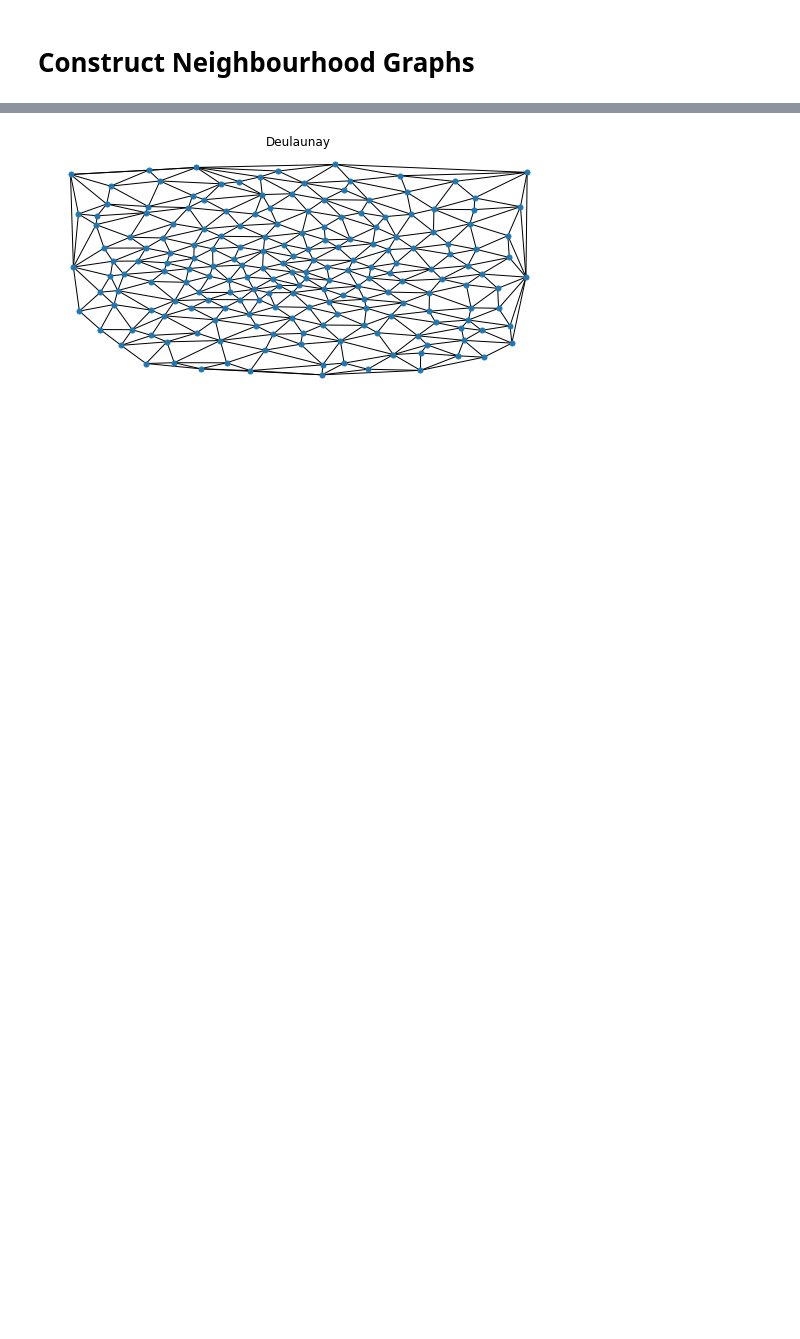
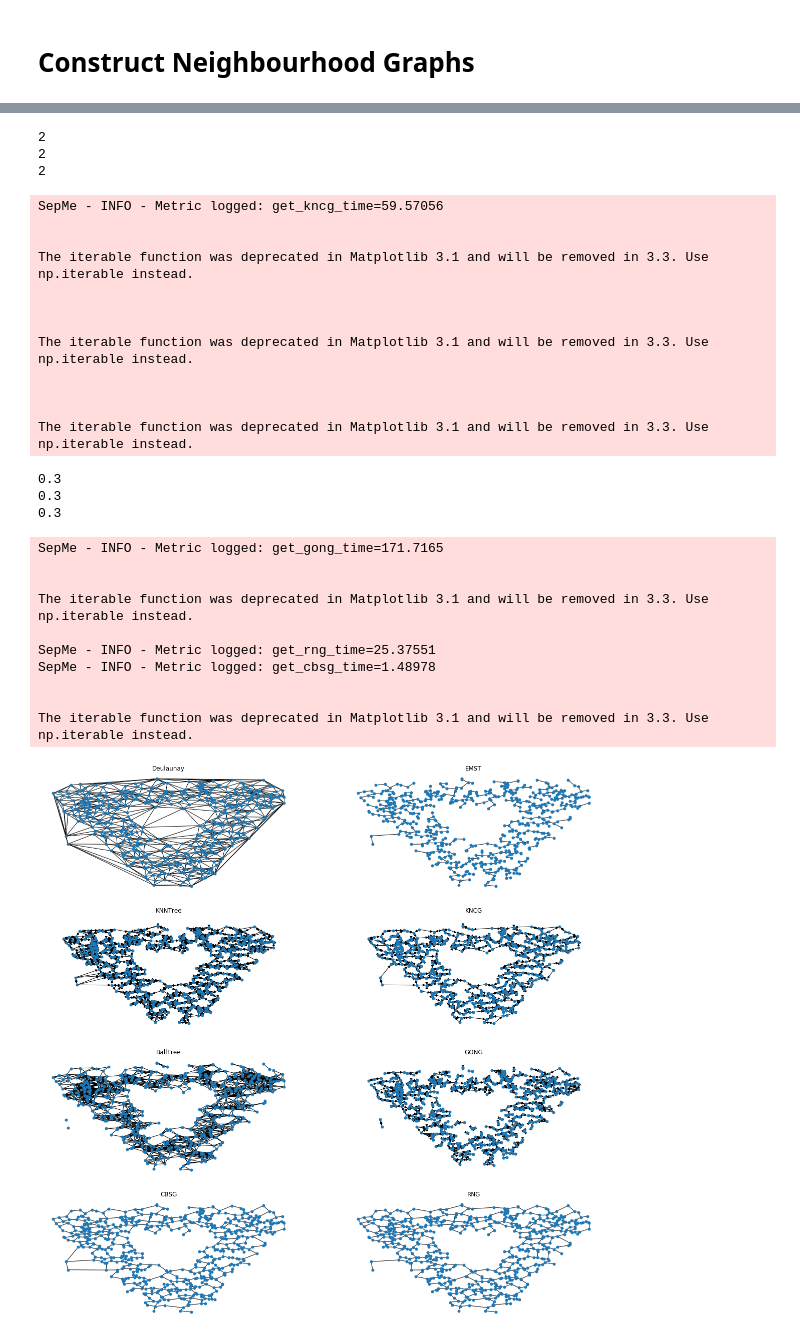
Before and after one commit to kix2mix2/SepMe, a Jupyter notebook: Jupyters/scripts_sanitychecks/Graph Neighbourhood Implementation & Sanity tests.ipynb, the cells around one changed output, grey strips where cells are left out. Cells and saved outputs as stored; diff of their text form; code cells hidden in the pictures; blank space fills up the shorter version.

Commit message:
repo clean-up & wf ready U+1F60D

```diff
--- a/Jupyters/scripts_sanitychecks/Graph Neighbourhood Implementation & Sanity tests.ipynb
+++ b/Jupyters/scripts_sanitychecks/Graph Neighbourhood Implementation & Sanity tests.ipynb
@@ -3,15 +22,5 @@
 # %%
-import pandas as pd
-import numpy as np
-import os
-import sys
-from profilehooks import profile
-np.seterr(invalid='raise')
-
-
-
-data_path = '/home/morarica/Developer/SepMe/data/binary_data/RESULTS_EUROVIS2015.csv'
-folder_path = "/home/morarica/Developer/SepMe/data/binary_data/EUROVIS_new/"
-
+data_path = '/Users/morarica/Developer/SepMe/data/binary_data/RESULTS_EUROVIS2015.csv'
+folder_path = "/Users/morarica/Developer/SepMe/data/binary_data/EUROVIS_new/"
 os.getcwd()
 # %% [output]
@@ -88,3 +40,4 @@ for i, file in enumerate(df.fileName):
 
 sample_df.head()
 df = sample_df
+df = df.astype({'x': 'float64', 'y':'float64'})
@@ -93,9 +44,9 @@ FileNotFoundError: [Errno 2] File b'../data/RESULTS_EUROVIS2015.csv' does not ex
 # %%
 #df = sample_df
-df = pd.read_csv('/Users/morarica/Developer/SepMe/data/orig_data/input_data/reduced_clean/tse300_tSNE_1-2.csv')
+#df = pd.read_csv('/Users/morarica/Developer/SepMe/data/orig_data/input_data/enhanced_dim_data/cars03Cropped_d1_iso2-tsn1.csv')
 sns.scatterplot(df.x,df.y, hue = df['class'])
 
-
+print(len(df))
 print(set(df['class']))
 df.head(10)
 # %% [output]
@@ -441,10 +77,6 @@ plt.subplot(421, figure = f, title = 'Deulaunay')
 nx.draw(graph_del, pointIDXY, node_size=25)
 
 
-# test Delauney
-graph_CBSG = get_CBSG(df[0:25], beta = -0.5,  dists = None)
-plt.subplot(422, figure = f, title = 'Deulaunay')
-nx.draw(graph_del, pointIDXY, node_size=25)
 
 # test EMST
 graph_mst = get_mst(graph_del)
@@ -452,15 +84,13 @@ plt.subplot(422, figure = f, title = 'EMST')
 nx.draw(graph_mst, pointIDXY, node_size=25)
 
 
-
-
 # test KNNtree
-graph = get_knntree(df,3)
+graph = get_knntree(df,4)
 plt.subplot(423, figure = f, title = 'KNNTree')
 nx.draw(graph, pointIDXY, node_size=25)
 
 # test KNCG
-graph_kncg = get_kncg(df, 3)
+graph_kncg = get_kncg(df, 2)
 plt.subplot(424, figure = f, title = 'KNCG')
 nx.draw(graph_kncg, pointIDXY, node_size=25)
 
@@ -479,7 +109,7 @@ nx.draw(graph_ch, pointIDXY, node_size=25)
 
 # test GONG
 gong = get_gong(df, 0.3)
-plt.subplot(427, figure = f, title = 'GONG')
+plt.subplot(426, figure = f, title = 'GONG')
 nx.draw(gong, pointIDXY, node_size=25)
 
 
@@ -487,5 +117,11 @@ graph_rng = get_rng(df, graph_del, graph_mst)
 plt.subplot(428, figure = f, title = 'RNG')
 nx.draw(graph_rng, pointIDXY, node_size=25)
 
+
+# test CBSG
+cbsg = get_cbsg(df, 2)
+plt.subplot(427, figure = f, title = 'CBSG')
+nx.draw(cbsg, pointIDXY, node_size=25)
+
 plt.show()
 # %% [output]
@@ -493 +144,29 @@ The iterable function was deprecated in Matplotlib 3.1 and will be removed in 3.
+2
+2
+2
+SepMe - INFO - Metric logged: get_kncg_time=59.57056
+
+
+The iterable function was deprecated in Matplotlib 3.1 and will be removed in 3.3. Use np.iterable instead.
+
+
+
+The iterable function was deprecated in Matplotlib 3.1 and will be removed in 3.3. Use np.iterable instead.
+
+
+
+The iterable function was deprecated in Matplotlib 3.1 and will be removed in 3.3. Use np.iterable instead.
+0.3
+0.3
+0.3
+SepMe - INFO - Metric logged: get_gong_time=171.7165
+
+
+The iterable function was deprecated in Matplotlib 3.1 and will be removed in 3.3. Use np.iterable instead.
+
+SepMe - INFO - Metric logged: get_rng_time=25.37551
+SepMe - INFO - Metric logged: get_cbsg_time=1.48978
+
+
+The iterable function was deprecated in Matplotlib 3.1 and will be removed in 3.3. Use np.iterable instead.
-[figure, old version]
+[figure, new version]
```
Also changed, not shown: parts of 17 cells of this notebook, 12 other files.
